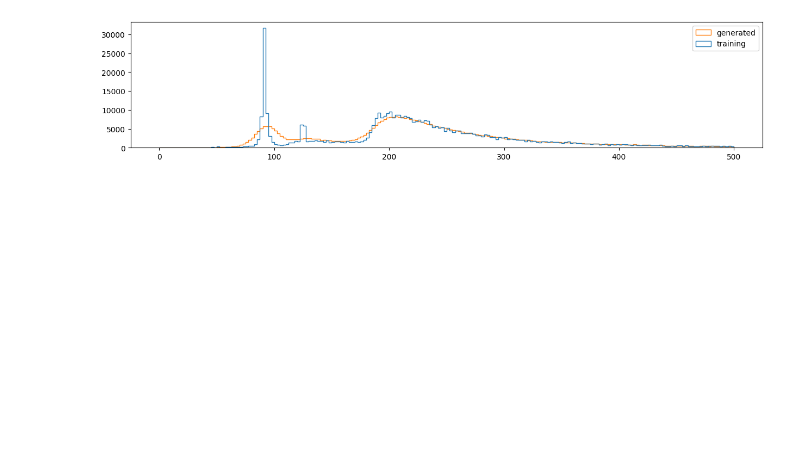
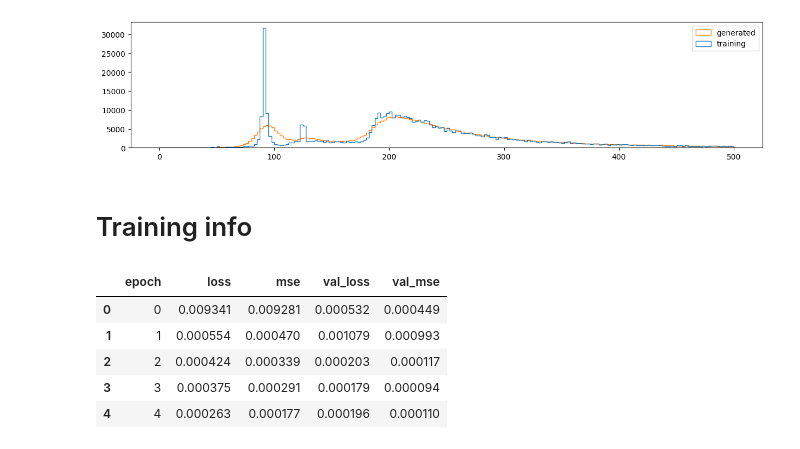
Before and after one commit to valdasraps/event_simulator, a Jupyter notebook: notebooks/vae/00-training_dataset.ipynb, the cells around one changed output. Cells and saved outputs as stored; diff of their text form; code cells hidden in the pictures; blank space fills up the shorter version.

```diff
--- a/notebooks/vae/00-training_dataset.ipynb
+++ b/notebooks/vae/00-training_dataset.ipynb
@@ -93,3 +93,15 @@ plt.legend()
 plt.show()
 # %% [output]
 [figure]
+# %% [markdown]
+# Training info
+# %%
+log = pd.read_csv('four_guys.csv.log')
+log.head()
+# %% [output]
+|  | epoch | loss | mse | val_loss | val_mse |
+| 0 | 0 | 0.009341 | 0.009281 | 0.000532 | 0.000449 |
+| 1 | 1 | 0.000554 | 0.000470 | 0.001079 | 0.000993 |
+| 2 | 2 | 0.000424 | 0.000339 | 0.000203 | 0.000117 |
+| 3 | 3 | 0.000375 | 0.000291 | 0.000179 | 0.000094 |
+| 4 | 4 | 0.000263 | 0.000177 | 0.000196 | 0.000110 |
```
Also changed, not shown: parts of 2 cells of this notebook.
